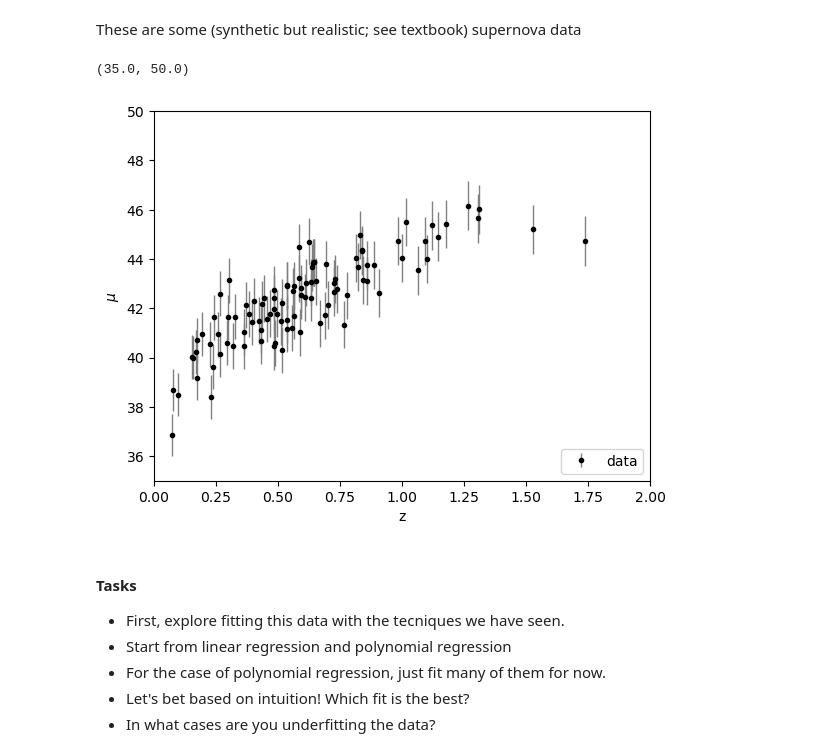
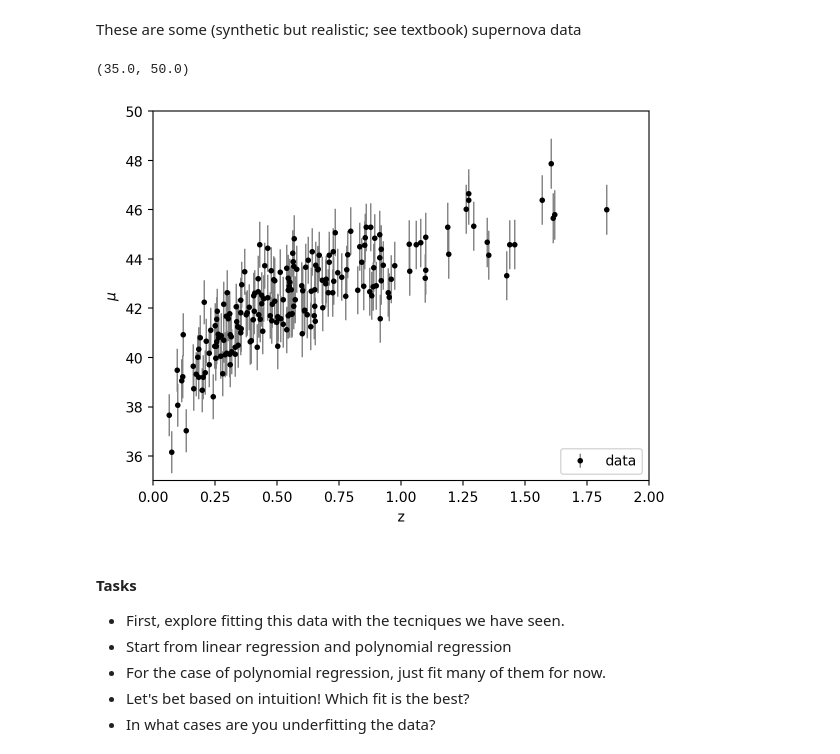
Before and after one commit to aadufour/astrostatistics_bicocca_2025, a Jupyter notebook: working/L17.ipynb, the cells around one changed output. Saved outputs shown, nothing was run; the diff lists cells and outputs as text; code cells hidden in the pictures.

```diff
--- a/working/L17.ipynb
+++ b/working/L17.ipynb
@@ -22,16 +24,17 @@ import matplotlib.pyplot as plt
 # %%
 from astroML.datasets import generate_mu_z
-z_sample, mu_sample, dmu = generate_mu_z(100, random_state=1234)
+NPOINTS = 200
+z_sample, mu_sample, dmu = generate_mu_z(NPOINTS, random_state=120)
 
 plt.errorbar(z_sample, mu_sample, dmu, fmt='.k', ecolor='gray', lw=1,label='data')
 plt.xlabel("z")
 plt.ylabel("$\mu$")
 plt.legend(loc='lower right')
 plt.xlim(0,2)
 plt.ylim(35,50)
 # %% [output]
 (35.0, 50.0)
-[figure, old version]
+[figure, new version]
 # %% [markdown]
 ####  Tasks
 
```
Also changed, not shown: parts of 8 cells of this notebook, 2 other files.
